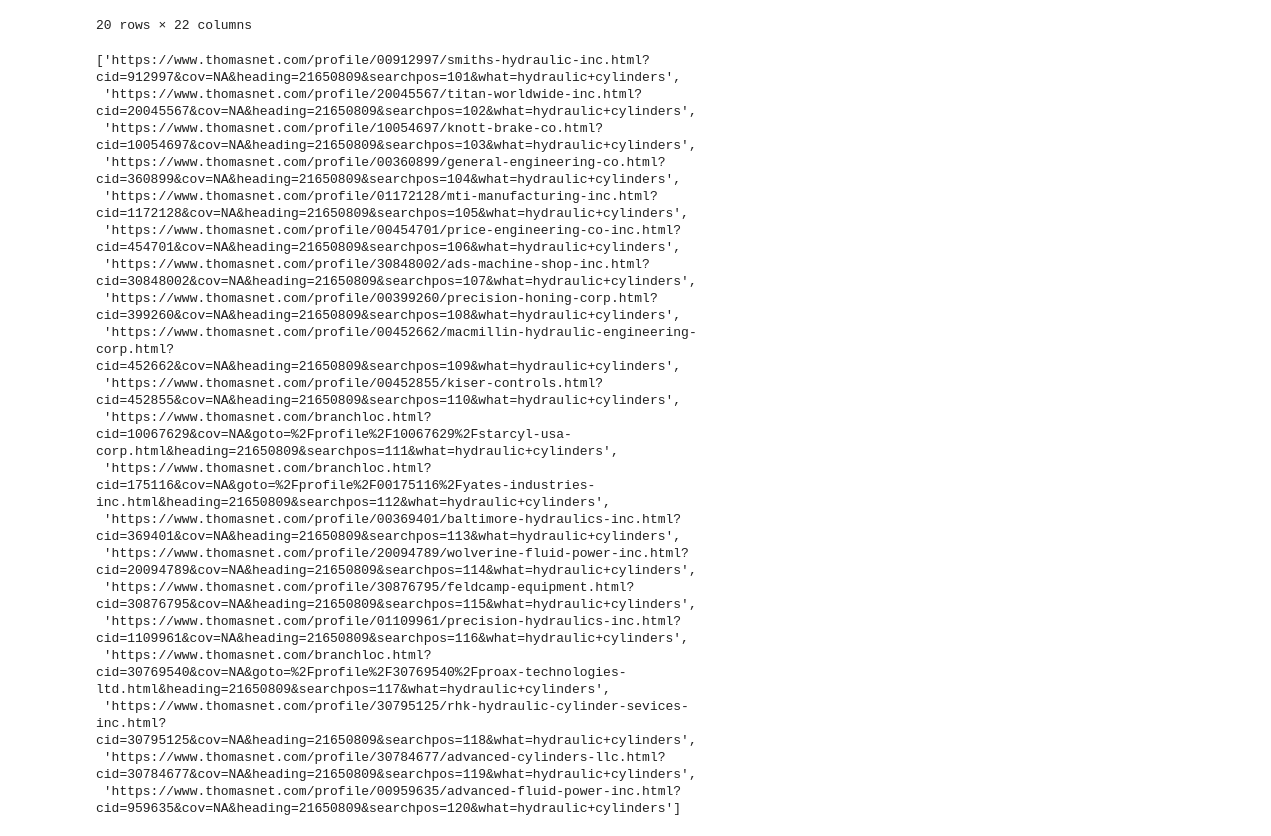
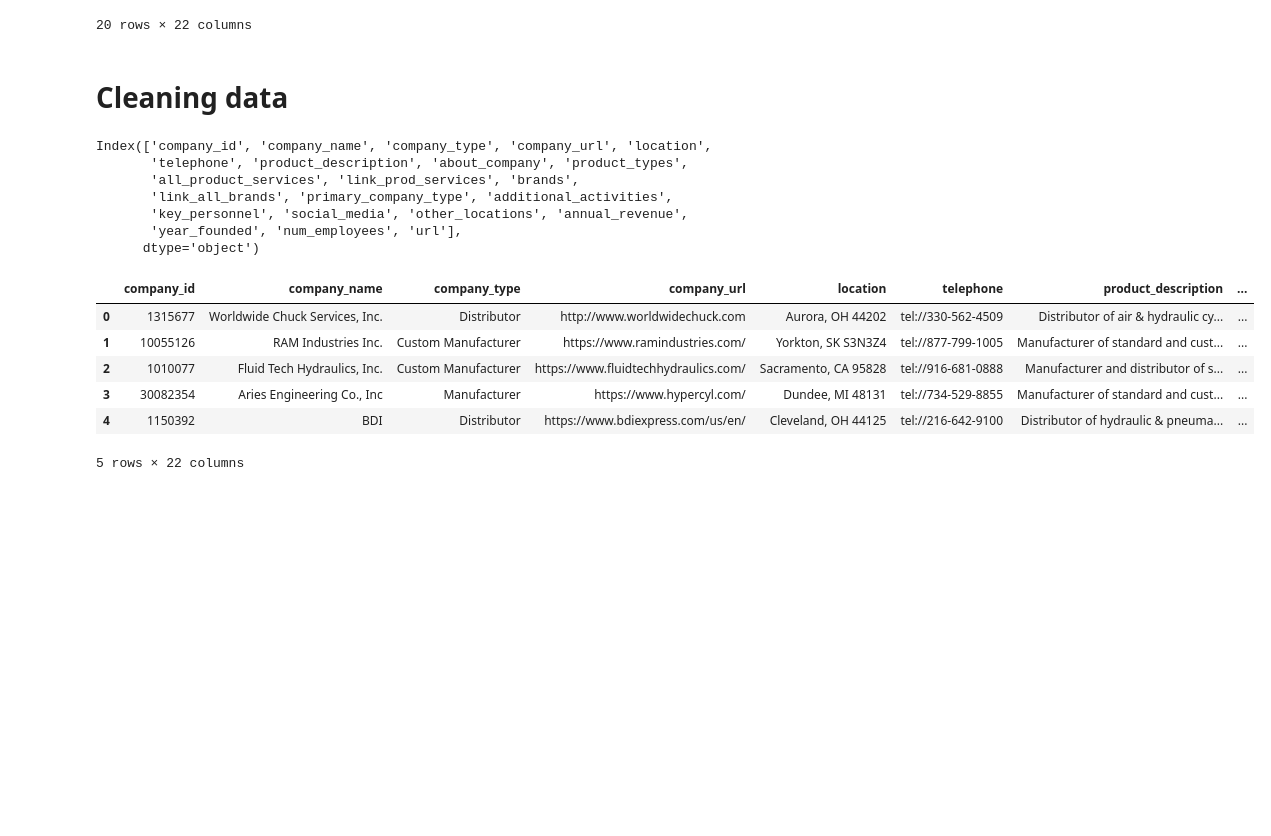
Before and after one commit to KayvanShah1/thomasnet-scraper, a Jupyter notebook: notebooks/thomas.ipynb, the cells around one changed output. Saved outputs shown, nothing was run; the diff lists cells and outputs as text; code cells hidden in the pictures; blank space fills up the shorter version.

```diff
--- a/notebooks/thomas.ipynb
+++ b/notebooks/thomas.ipynb
@@ -360,26 +355,3 @@ master_df
 | 18 | 182608 | F.B. Wright | Distributor | http://www.fbwright.com | Dearborn, MI 48121 | tel://800-482-0439 | ISO 9001:2008 certified distribut... | ... |
 | 19 | 10092118 | Canland Hydraulics | Manufacturer | https://www.canlandthehosedoctor.ca | Foxboro, ON K0K2B0 | tel://613-968-3663 |  | ... |
 20 rows × 22 columns
-# %%
-master_df.url.to_list()
-# %% [output]
-['https://www.thomasnet.com/profile/00912997/smiths-hydraulic-inc.html?cid=912997&cov=NA&heading=21650809&searchpos=101&what=hydraulic+cylinders',
- 'https://www.thomasnet.com/profile/20045567/titan-worldwide-inc.html?cid=20045567&cov=NA&heading=21650809&searchpos=102&what=hydraulic+cylinders',
- 'https://www.thomasnet.com/profile/10054697/knott-brake-co.html?cid=10054697&cov=NA&heading=21650809&searchpos=103&what=hydraulic+cylinders',
- 'https://www.thomasnet.com/profile/00360899/general-engineering-co.html?cid=360899&cov=NA&heading=21650809&searchpos=104&what=hydraulic+cylinders',
- 'https://www.thomasnet.com/profile/01172128/mti-manufacturing-inc.html?cid=1172128&cov=NA&heading=21650809&searchpos=105&what=hydraulic+cylinders',
- 'https://www.thomasnet.com/profile/00454701/price-engineering-co-inc.html?cid=454701&cov=NA&heading=21650809&searchpos=106&what=hydraulic+cylinders',
- 'https://www.thomasnet.com/profile/30848002/ads-machine-shop-inc.html?cid=30848002&cov=NA&heading=21650809&searchpos=107&what=hydraulic+cylinders',
- 'https://www.thomasnet.com/profile/00399260/precision-honing-corp.html?cid=399260&cov=NA&heading=21650809&searchpos=108&what=hydraulic+cylinders',
- 'https://www.thomasnet.com/profile/00452662/macmillin-hydraulic-engineering-corp.html?cid=452662&cov=NA&heading=21650809&searchpos=109&what=hydraulic+cylinders',
- 'https://www.thomasnet.com/profile/00452855/kiser-controls.html?cid=452855&cov=NA&heading=21650809&searchpos=110&what=hydraulic+cylinders',
- 'https://www.thomasnet.com/branchloc.html?cid=10067629&cov=NA&goto=%2Fprofile%2F10067629%2Fstarcyl-usa-corp.html&heading=21650809&searchpos=111&what=hydraulic+cylinders',
- 'https://www.thomasnet.com/branchloc.html?cid=175116&cov=NA&goto=%2Fprofile%2F00175116%2Fyates-industries-inc.html&heading=21650809&searchpos=112&what=hydraulic+cylinders',
- 'https://www.thomasnet.com/profile/00369401/baltimore-hydraulics-inc.html?cid=369401&cov=NA&heading=21650809&searchpos=113&what=hydraulic+cylinders',
- 'https://www.thomasnet.com/profile/20094789/wolverine-fluid-power-inc.html?cid=20094789&cov=NA&heading=21650809&searchpos=114&what=hydraulic+cylinders',
- 'https://www.thomasnet.com/profile/30876795/feldcamp-equipment.html?cid=30876795&cov=NA&heading=21650809&searchpos=115&what=hydraulic+cylinders',
- 'https://www.thomasnet.com/profile/01109961/precision-hydraulics-inc.html?cid=1109961&cov=NA&heading=21650809&searchpos=116&what=hydraulic+cylinders',
- 'https://www.thomasnet.com/branchloc.html?cid=30769540&cov=NA&goto=%2Fprofile%2F30769540%2Fproax-technologies-ltd.html&heading=21650809&searchpos=117&what=hydraulic+cylinders',
- 'https://www.thomasnet.com/profile/30795125/rhk-hydraulic-cylinder-sevices-inc.html?cid=30795125&cov=NA&heading=21650809&searchpos=118&what=hydraulic+cylinders',
- 'https://www.thomasnet.com/profile/30784677/advanced-cylinders-llc.html?cid=30784677&cov=NA&heading=21650809&searchpos=119&what=hydraulic+cylinders',
- 'https://www.thomasnet.com/profile/00959635/advanced-fluid-power-inc.html?cid=959635&cov=NA&heading=21650809&searchpos=120&what=hydraulic+cylinders']
@@ -531,3 +499,24 @@ for result in final_result:
         collected_data.extend(result["page_data"])
 
 df = pd.DataFrame(collected_data)
+# %% [markdown]
+# Cleaning data
+# %%
+df = pd.read_csv('..\data\hydraulic_cylinders\hc_master_data.csv')
+print(df.columns)
+df.head()
+# %% [output]
+Index(['company_id', 'company_name', 'company_type', 'company_url', 'location',
+       'telephone', 'product_description', 'about_company', 'product_types',
+       'all_product_services', 'link_prod_services', 'brands',
+       'link_all_brands', 'primary_company_type', 'additional_activities',
+       'key_personnel', 'social_media', 'other_locations', 'annual_revenue',
+       'year_founded', 'num_employees', 'url'],
+      dtype='object')
+|  | company_id | company_name | company_type | company_url | location | telephone | product_description | ... |
+| 0 | 1315677 | Worldwide Chuck Services, Inc. | Distributor | http://www.worldwidechuck.com | Aurora, OH 44202 | tel://330-562-4509 | Distributor of air & hydraulic cy... | ... |
+| 1 | 10055126 | RAM Industries Inc. | Custom Manufacturer | https://www.ramindustries.com/ | Yorkton, SK S3N3Z4 | tel://877-799-1005 | Manufacturer of standard and cust... | ... |
+| 2 | 1010077 | Fluid Tech Hydraulics, Inc. | Custom Manufacturer | https://www.fluidtechhydraulics.com/ | Sacramento, CA 95828 | tel://916-681-0888 | Manufacturer and distributor of s... | ... |
+| 3 | 30082354 | Aries Engineering Co., Inc | Manufacturer | https://www.hypercyl.com/ | Dundee, MI 48131 | tel://734-529-8855 | Manufacturer of standard and cust... | ... |
+| 4 | 1150392 | BDI | Distributor | https://www.bdiexpress.com/us/en/ | Cleveland, OH 44125 | tel://216-642-9100 | Distributor of hydraulic & pneuma... | ... |
+5 rows × 22 columns
```
Also changed, not shown: parts of 2 cells of this notebook, 3 other files.
